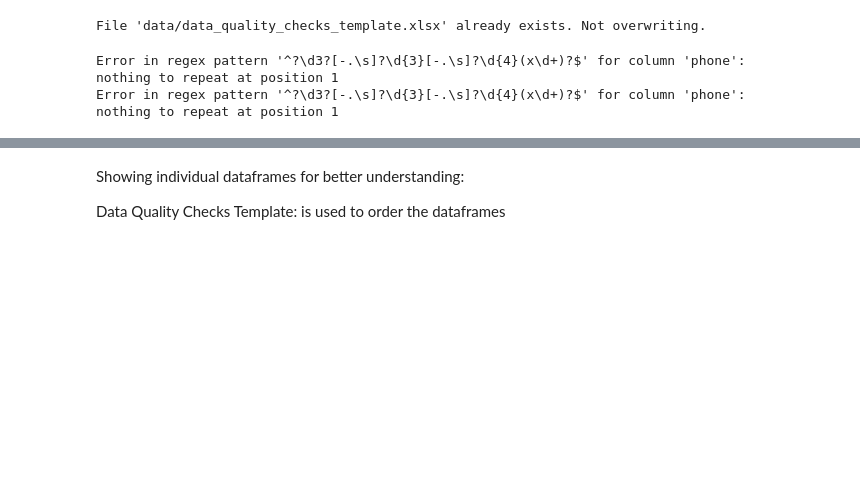
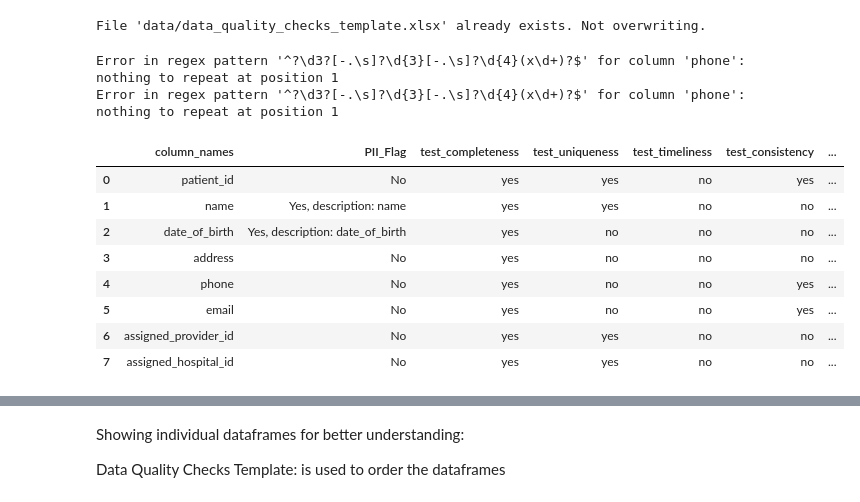
Before and after one commit to YavinOwens/data_quality_pocs, a Jupyter notebook: testing.ipynb, the cells around one changed output, grey strips where cells are left out. Cells and saved outputs as stored; diff of their text form; code cells hidden in the pictures; blank space fills up the shorter version.

```diff
--- a/testing.ipynb
+++ b/testing.ipynb
@@ -39,3 +59,17 @@ results = data_doctor.evaluate_data_quality(data_file_path, template_file_path)
 File 'data/data_quality_checks_template.xlsx' already exists. Not overwriting.
 Error in regex pattern '^?\d3?[-.\s]?\d{3}[-.\s]?\d{4}(x\d+)?$' for column 'phone': nothing to repeat at position 1
 Error in regex pattern '^?\d3?[-.\s]?\d{3}[-.\s]?\d{4}(x\d+)?$' for column 'phone': nothing to repeat at position 1
+# %%
+import pandas as pd
+dq_config_file = pd.read_excel(template_file_path, skiprows=1)
+dq_config_file
+# %% [output]
+|  | column_names | PII_Flag | test_completeness | test_uniqueness | test_timeliness | test_consistency | ... |
+| 0 | patient_id | No | yes | yes | no | yes | ... |
+| 1 | name | Yes, description: name | yes | yes | no | no | ... |
+| 2 | date_of_birth | Yes, description: date_of_birth | yes | no | no | no | ... |
+| 3 | address | No | yes | no | no | no | ... |
+| 4 | phone | No | yes | no | no | yes | ... |
+| 5 | email | No | yes | no | no | yes | ... |
+| 6 | assigned_provider_id | No | yes | yes | no | no | ... |
+| 7 | assigned_hospital_id | No | yes | yes | no | no | ... |
```
Also changed, not shown: parts of 5 cells of this notebook, 3 other files.
